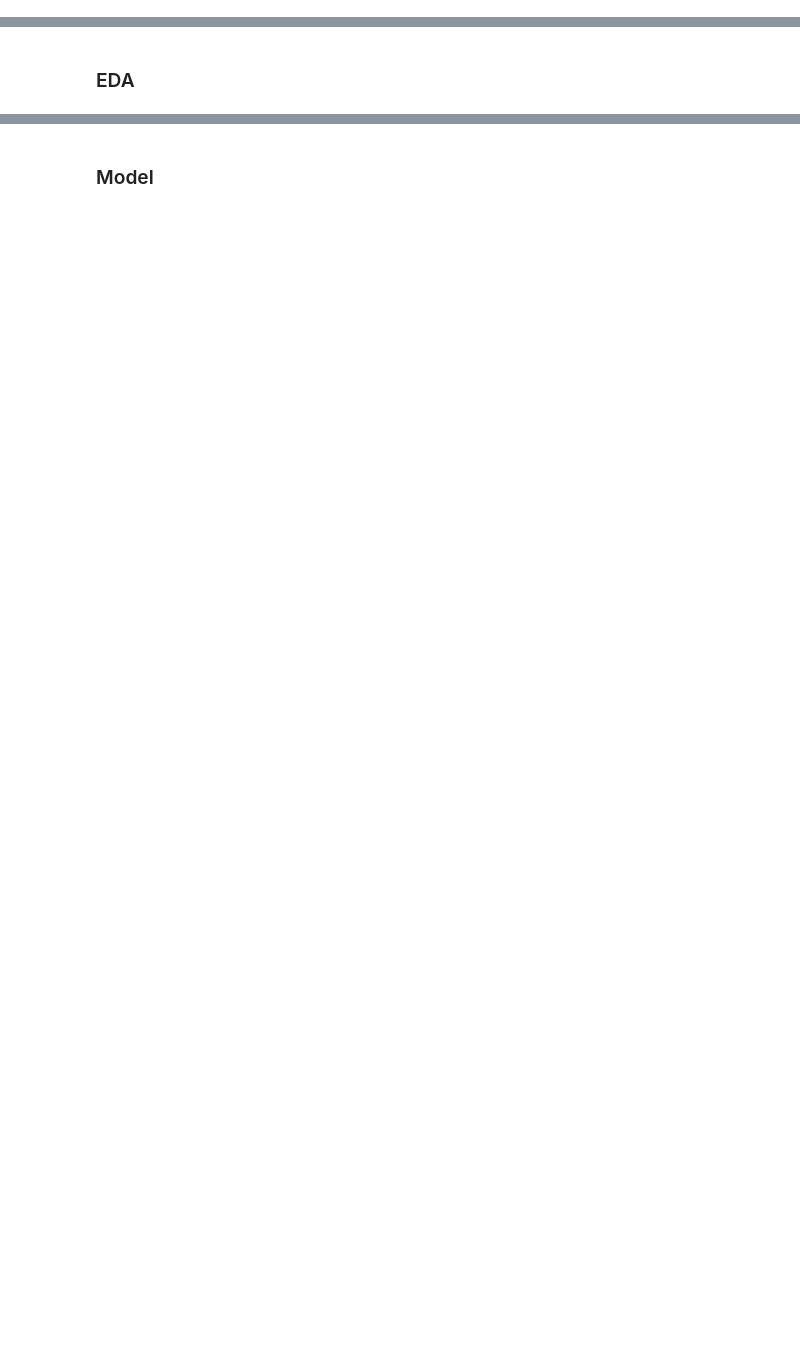
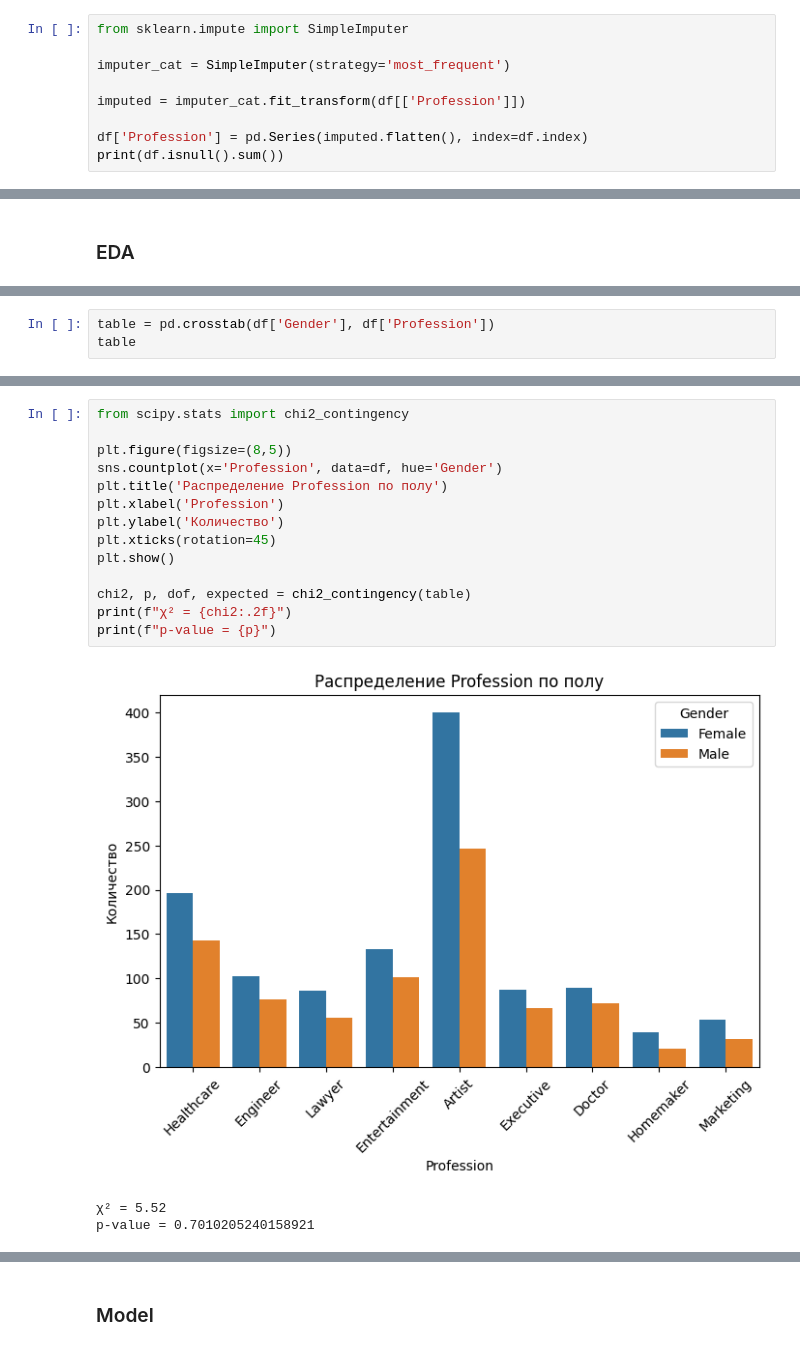
Before and after one commit to Canchili/-, a Jupyter notebook: ____3_ipynb.ipynb, the cells around one changed output, grey strips where cells are left out. Cells and saved outputs as stored; diff of their text form; blank space fills up the shorter version.

```diff
--- a/____3_ipynb.ipynb
+++ b/____3_ipynb.ipynb
@@ -17,0 +70,9 @@ df = pd.read_csv()
+# %%
+from sklearn.impute import SimpleImputer
+
+imputer_cat = SimpleImputer(strategy='most_frequent')
+
+imputed = imputer_cat.fit_transform(df[['Profession']])
+
+df['Profession'] = pd.Series(imputed.flatten(), index=df.index)
+print(df.isnull().sum())
@@ -23,0 +118,3 @@ best_features = []
+# %%
+table = pd.crosstab(df['Gender'], df['Profession'])
+table
@@ -23,0 +126,18 @@ best_features = []
+# %%
+from scipy.stats import chi2_contingency
+
+plt.figure(figsize=(8,5))
+sns.countplot(x='Profession', data=df, hue='Gender')
+plt.title('Распределение Profession по полу')
+plt.xlabel('Profession')
+plt.ylabel('Количество')
+plt.xticks(rotation=45)
+plt.show()
+
+chi2, p, dof, expected = chi2_contingency(table)
+print(f"χ² = {chi2:.2f}")
+print(f"p-value = {p}")
+# %% [output]
+[figure, added]
+χ² = 5.52
+p-value = 0.7010205240158921
```
Also changed, not shown: parts of 31 cells of this notebook.
